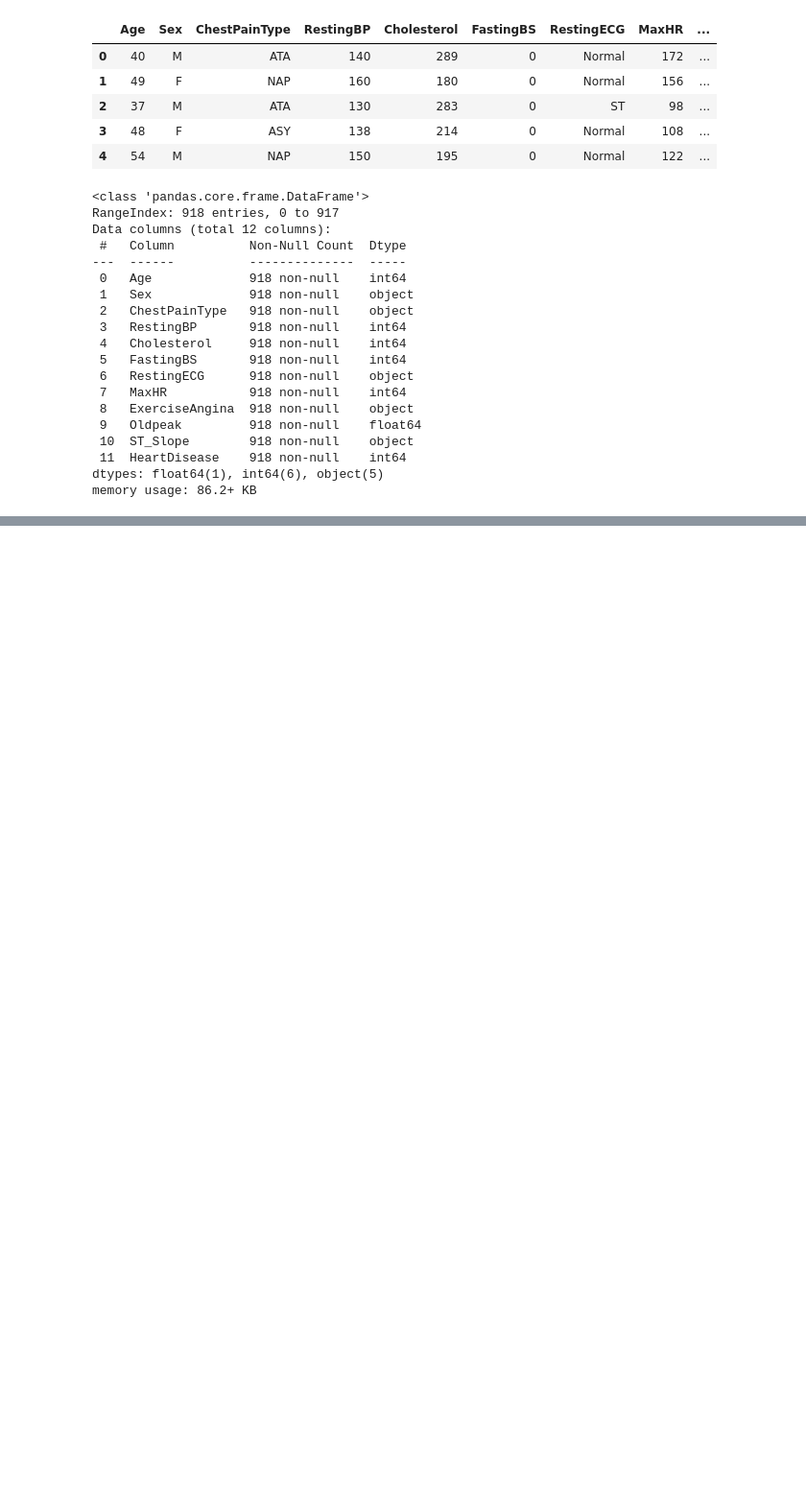
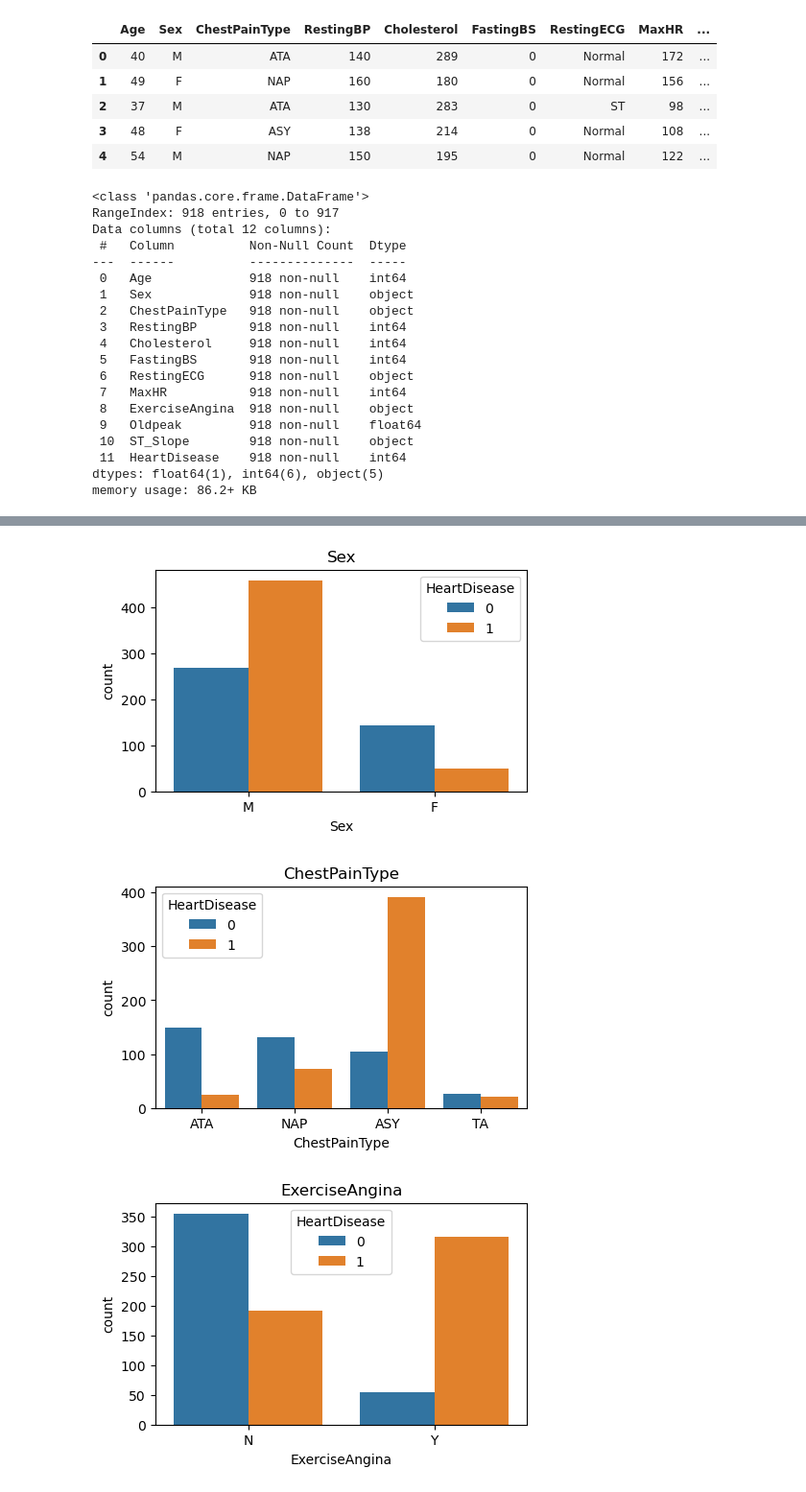
Before and after one commit to Samiabdus786/Machine-Learning, a Jupyter notebook: heart.ipynb, the cells around one changed output, grey strips where cells are left out. Shown at 96% size. Cells and saved outputs as stored; diff of their text form; code cells hidden in the pictures; blank space fills up the shorter version.

```diff
--- a/heart.ipynb
+++ b/heart.ipynb
@@ -82,0 +119,10 @@ sss
+# %%
+for col in ["Sex", "ChestPainType", "ExerciseAngina", "ST_Slope"]:
+    plt.figure(figsize=(5,3))
+    sns.countplot(x=df[col], hue=df["HeartDisease"])
+    plt.title(col)
+    plt.show()
+# %% [output]
+[figure, added]
+[figure, added]
+[figure, added]
```
Also changed, not shown: parts of 24 cells of this notebook, 1 other file.
